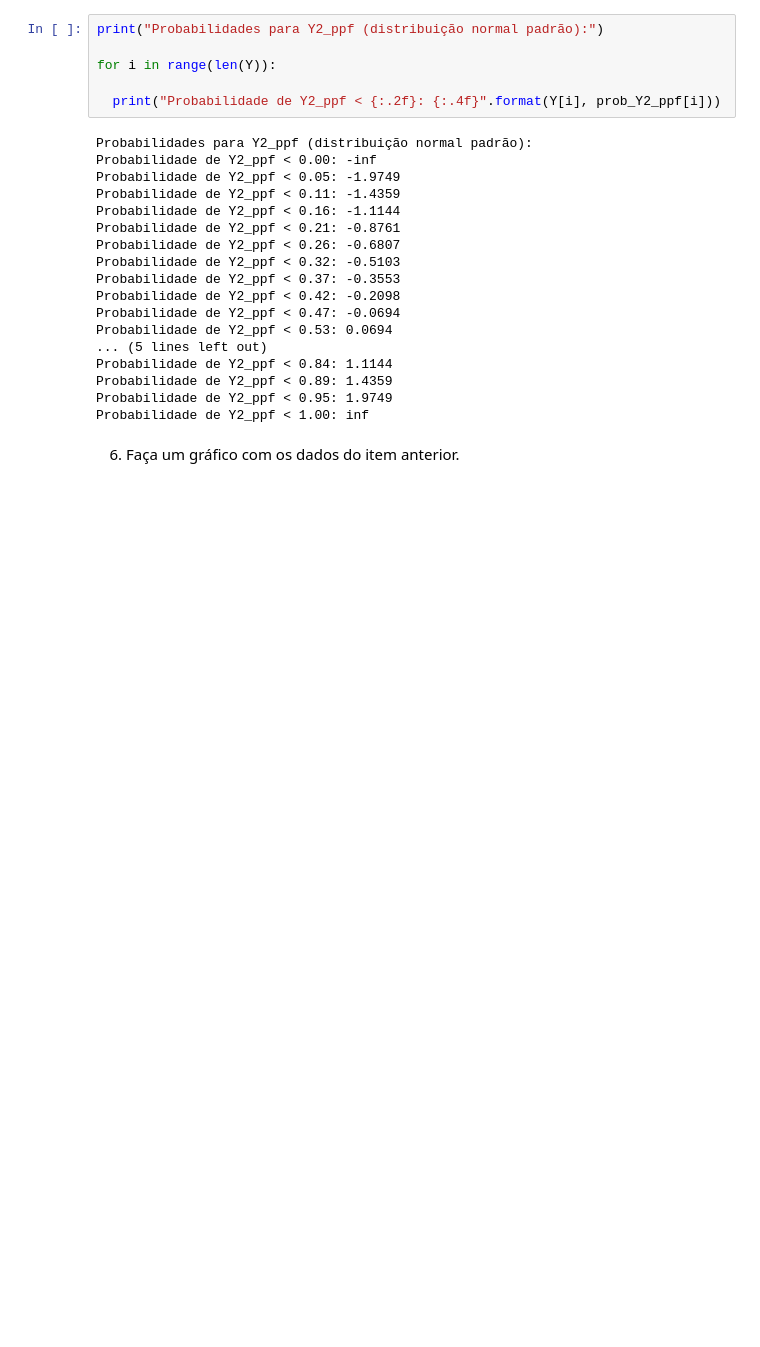
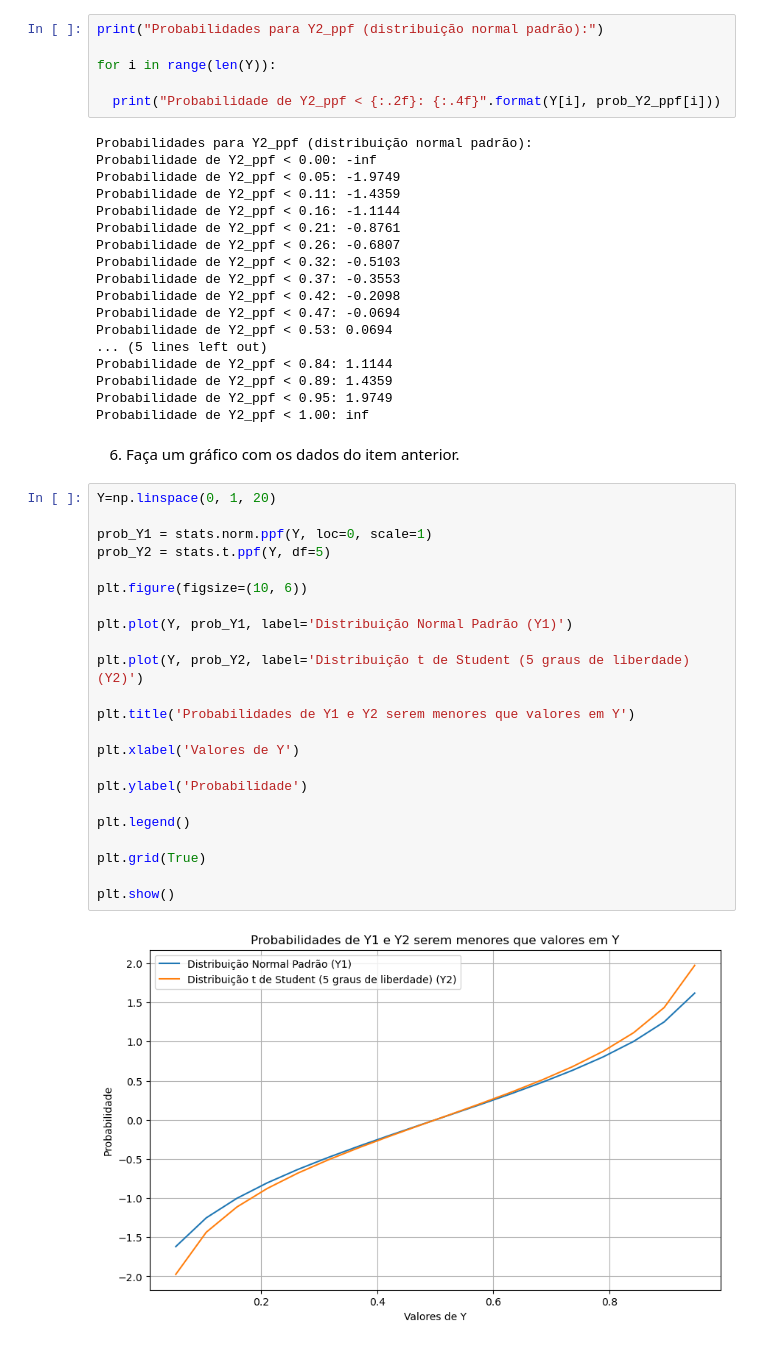
Before and after one commit to victortintel/ex1_modulo32_PROBABILIDADE, a Jupyter notebook: ex1_victor_tintel_mod_32.ipynb, the cells around one changed output. Cells and saved outputs as stored; diff of their text form; blank space fills up the shorter version.

```diff
--- a/ex1_victor_tintel_mod_32.ipynb
+++ b/ex1_victor_tintel_mod_32.ipynb
@@ -156,3 +181,28 @@ Probabilidade de Y2_ppf < 0.95: 1.9749
 Probabilidade de Y2_ppf < 1.00: inf
 # %% [markdown]
 6. Faça um gráfico com os dados do item anterior.
+# %%
+Y=np.linspace(0, 1, 20)
+
+prob_Y1 = stats.norm.ppf(Y, loc=0, scale=1)
+prob_Y2 = stats.t.ppf(Y, df=5)
+
+plt.figure(figsize=(10, 6))
+
+plt.plot(Y, prob_Y1, label='Distribuição Normal Padrão (Y1)')
+
+plt.plot(Y, prob_Y2, label='Distribuição t de Student (5 graus de liberdade) (Y2)')
+
+plt.title('Probabilidades de Y1 e Y2 serem menores que valores em Y')
+
+plt.xlabel('Valores de Y')
+
+plt.ylabel('Probabilidade')
+
+plt.legend()
+
+plt.grid(True)
+
+plt.show()
+# %% [output]
+[figure, added]
```
Also changed, not shown: parts of 2 cells of this notebook.
